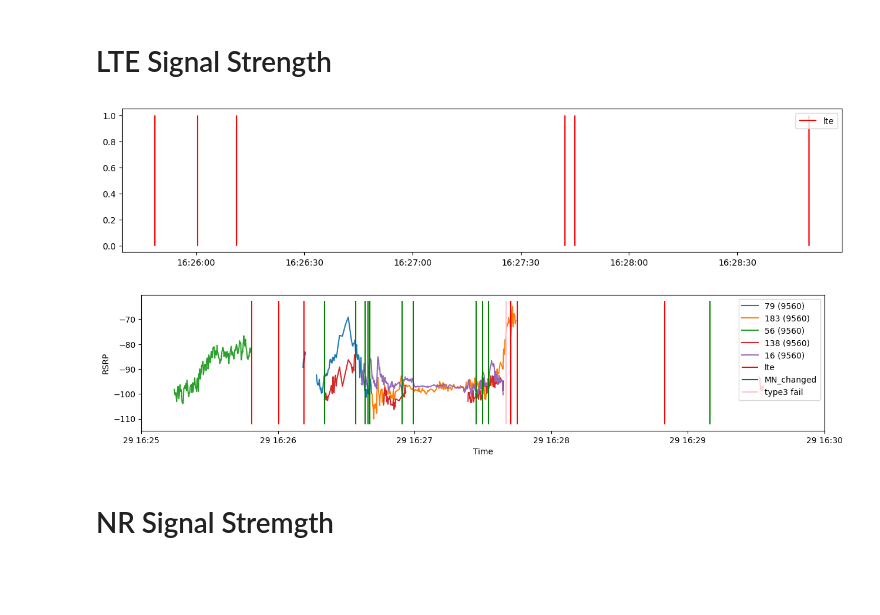
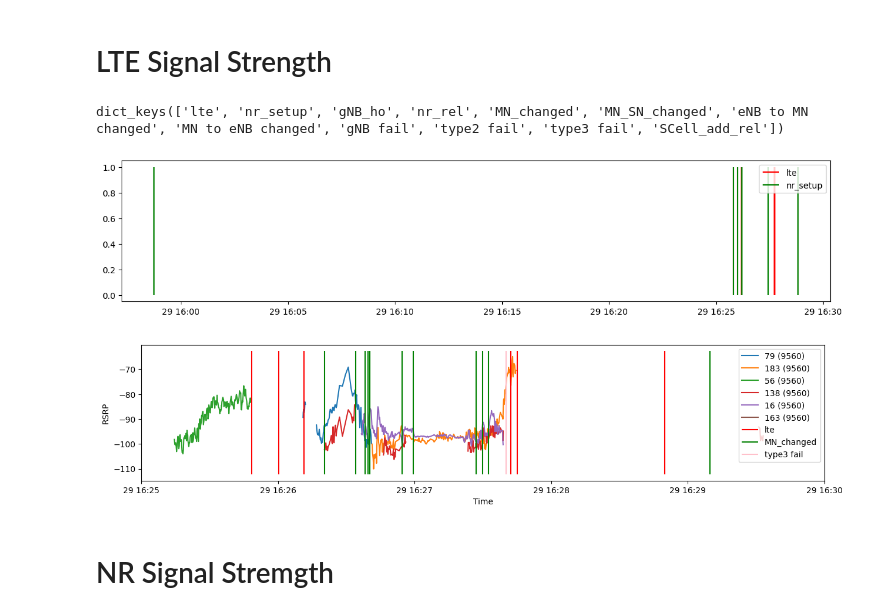
Before and after one commit to chihyangchen/ntu-experiments, a Jupyter notebook: sheng-ru/analysis/unstable_ho_observer.ipynb, the cells around one changed output. Cells and saved outputs as stored; diff of their text form; code cells hidden in the pictures; blank space fills up the shorter version.

```diff
--- a/sheng-ru/analysis/unstable_ho_observer.ipynb
+++ b/sheng-ru/analysis/unstable_ho_observer.ipynb
@@ -340,12 +338,16 @@ x = Signal_Strength_map(ml1_dfs[3], rrc_dfs[3])
+# %%
+x.ho_event.keys()
+# %% [output]
+dict_keys(['lte', 'nr_setup', 'gNB_ho', 'nr_rel', 'MN_changed', 'MN_SN_changed', 'eNB to MN changed', 'MN to eNB changed', 'gNB fail', 'type2 fail', 'type3 fail', 'SCell_add_rel'])
 # %%
-ho_type = ['lte']
+ho_type = ['lte', 'nr_setup']
 # time_range = [dt.datetime(2022, 9, 7, 17, 52, 10), dt.datetime(2022, 9, 7, 17, 52, 25)]
 time_range = None
 x.draw_ho_event(ho_type=ho_type, x_lim=time_range)
 # %% [output]
-[figure, old version]
+[figure, new version]
 # %%
-pci_list = [('79', '9560'), ('183','9560'), ('56', '9560'), ('138', '9560'), ('16', '9560')]
+pci_list = [('79', '9560'), ('183','9560'), ('56', '9560'), ('138', '9560'), ('16', '9560'), ('163','9560')]
 time_range = [dt.datetime(2022, 9, 29, 16, 25, 0), dt.datetime(2022, 9, 29, 16, 30, 0)]
 # time_range = None
 # rsrp_range = [-120, -80]
@@ -355,7 +357,7 @@ show_ho = ['lte', 'MN_changed', "type3 fail"]
 
 x.draw_pci_rsrp(pci_list, show_earfcn=True, x_lim=time_range, y_lim=rsrp_range, show_ho=show_ho)
 # %% [output]
-[figure, old version]
+[figure, new version]
 # %% [markdown]
 # NR Signal Stremgth
 # %%
```
Also changed, not shown: parts of 1 cell of this notebook, 3 other files.
